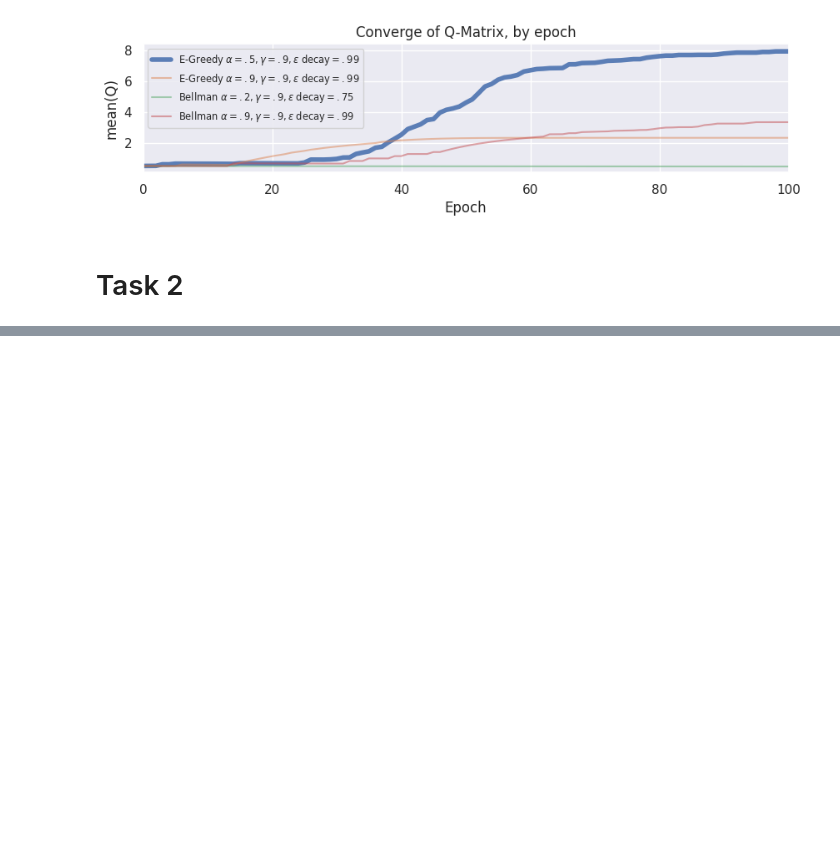
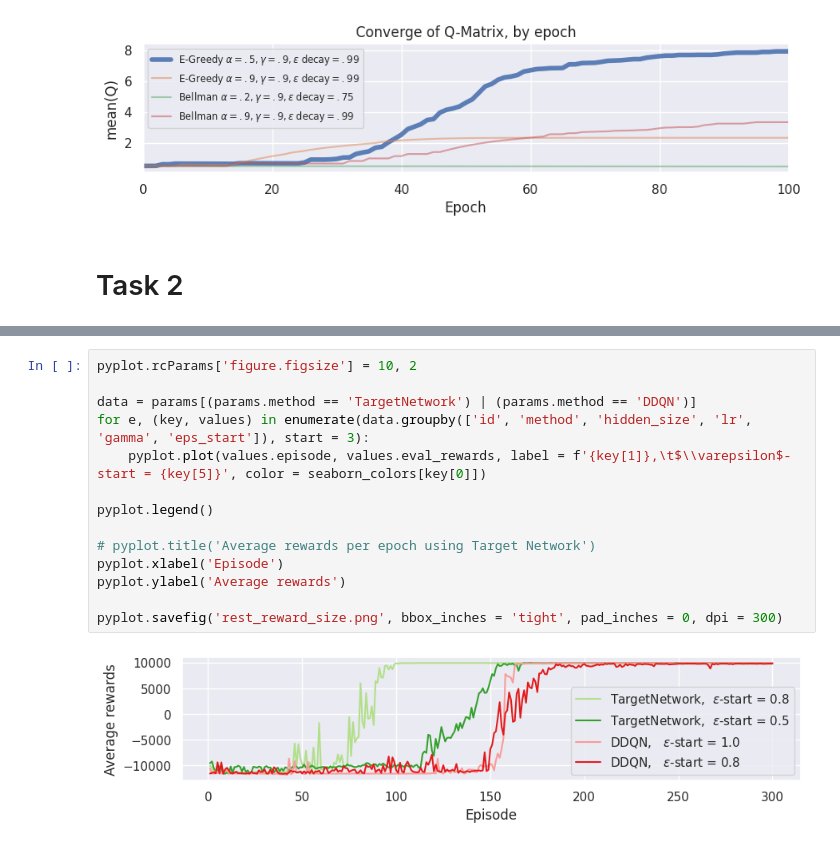
Before and after one commit to mfixman/ai-reinforcement, a Jupyter notebook: Report/Plots.ipynb, the cells around one changed output, grey strips where cells are left out. Cells and saved outputs as stored; diff of their text form; blank space fills up the shorter version.

```diff
--- a/Report/Plots.ipynb
+++ b/Report/Plots.ipynb
@@ -89,0 +118,16 @@ params
+# %%
+pyplot.rcParams['figure.figsize'] = 10, 2
+
+data = params[(params.method == 'TargetNetwork') | (params.method == 'DDQN')]
+for e, (key, values) in enumerate(data.groupby(['id', 'method', 'hidden_size', 'lr', 'gamma', 'eps_start']), start = 3):
+    pyplot.plot(values.episode, values.eval_rewards, label = f'{key[1]},\t$\\varepsilon$-start = {key[5]}', color = seaborn_colors[key[0]])
+
+pyplot.legend()
+
+# pyplot.title('Average rewards per epoch using Target Network')
+pyplot.xlabel('Episode')
+pyplot.ylabel('Average rewards')
+
+pyplot.savefig('rest_reward_size.png', bbox_inches = 'tight', pad_inches = 0, dpi = 300)
+# %% [output]
+[figure, added]
```
Also changed, not shown: parts of 6 cells of this notebook, 7 other files.
